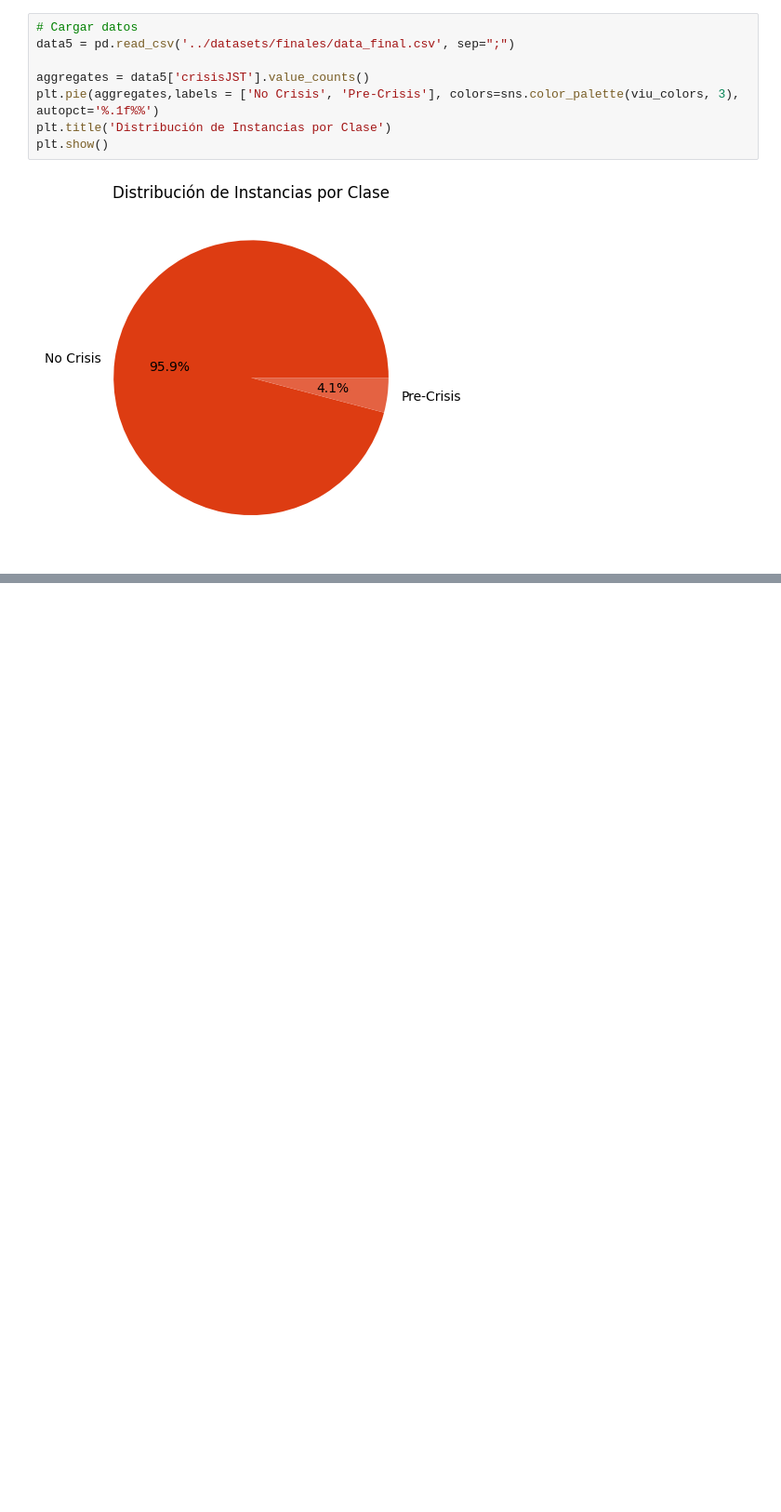
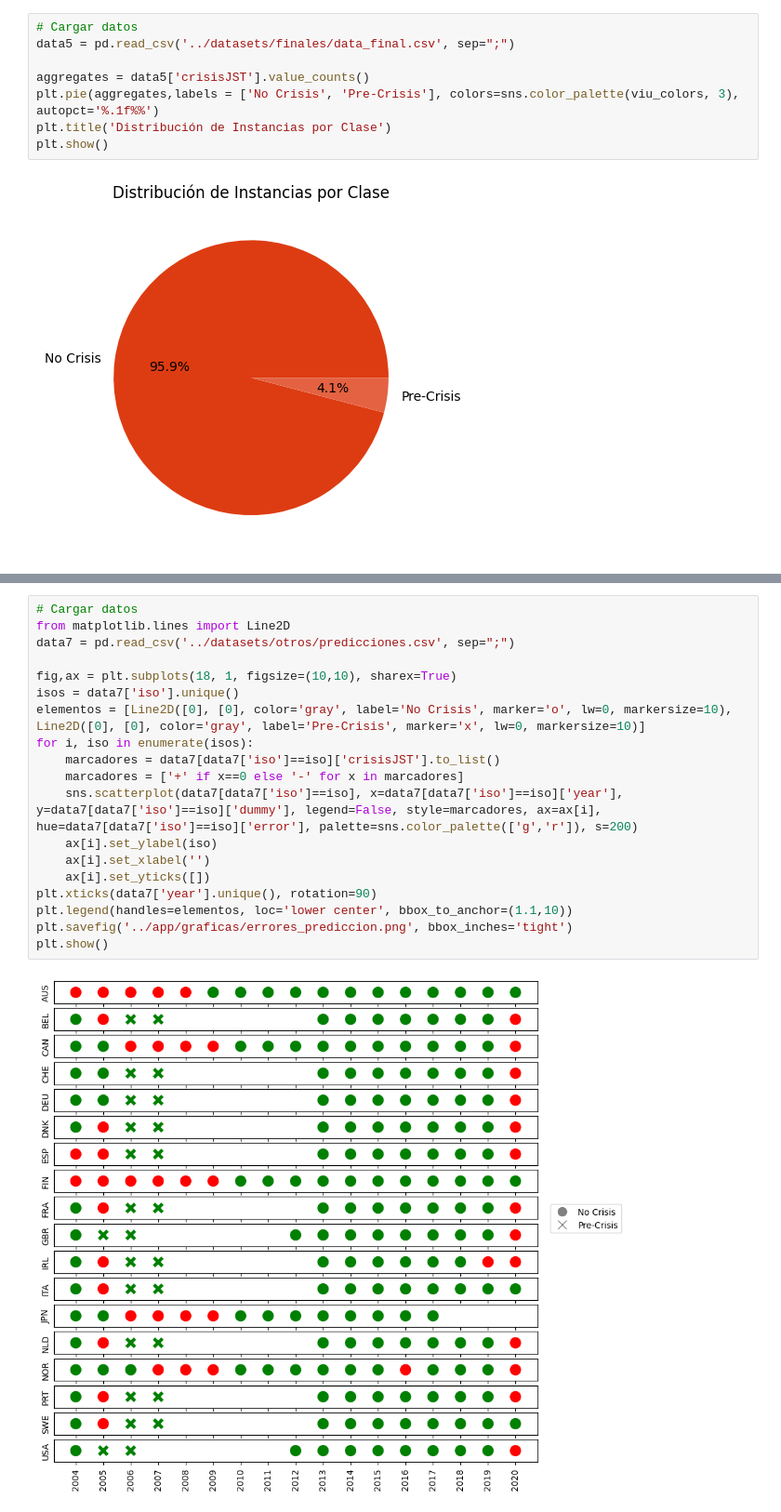
Before and after one commit to DavidG28/TFM_VIU_MIAR, a Jupyter notebook: notebooks/99_Graficas_Memoria.ipynb, the cells around one changed output, grey strips where cells are left out. Shown: that part at 93% size. Saved outputs shown, nothing was run; the diff lists cells and outputs as text; blank space fills up the shorter version.

```diff
--- a/notebooks/99_Graficas_Memoria.ipynb
+++ b/notebooks/99_Graficas_Memoria.ipynb
@@ -158,0 +160,21 @@ plt.show()
+# %%
+# Cargar datos
+from matplotlib.lines import Line2D
+data7 = pd.read_csv('../datasets/otros/predicciones.csv', sep=";")
+
+fig,ax = plt.subplots(18, 1, figsize=(10,10), sharex=True)
+isos = data7['iso'].unique()
+elementos = [Line2D([0], [0], color='gray', label='No Crisis', marker='o', lw=0, markersize=10), Line2D([0], [0], color='gray', label='Pre-Crisis', marker='x', lw=0, markersize=10)]
+for i, iso in enumerate(isos):
+    marcadores = data7[data7['iso']==iso]['crisisJST'].to_list()
+    marcadores = ['+' if x==0 else '-' for x in marcadores]
+    sns.scatterplot(data7[data7['iso']==iso], x=data7[data7['iso']==iso]['year'], y=data7[data7['iso']==iso]['dummy'], legend=False, style=marcadores, ax=ax[i], hue=data7[data7['iso']==iso]['error'], palette=sns.color_palette(['g','r']), s=200)
+    ax[i].set_ylabel(iso)
+    ax[i].set_xlabel('')
+    ax[i].set_yticks([])
+plt.xticks(data7['year'].unique(), rotation=90)
+plt.legend(handles=elementos, loc='lower center', bbox_to_anchor=(1.1,10))
+plt.savefig('../app/graficas/errores_prediccion.png', bbox_inches='tight')
+plt.show()
+# %% [output]
+[figure, added]
```
Also changed, not shown: parts of 1 cell of this notebook, 3 other files.
